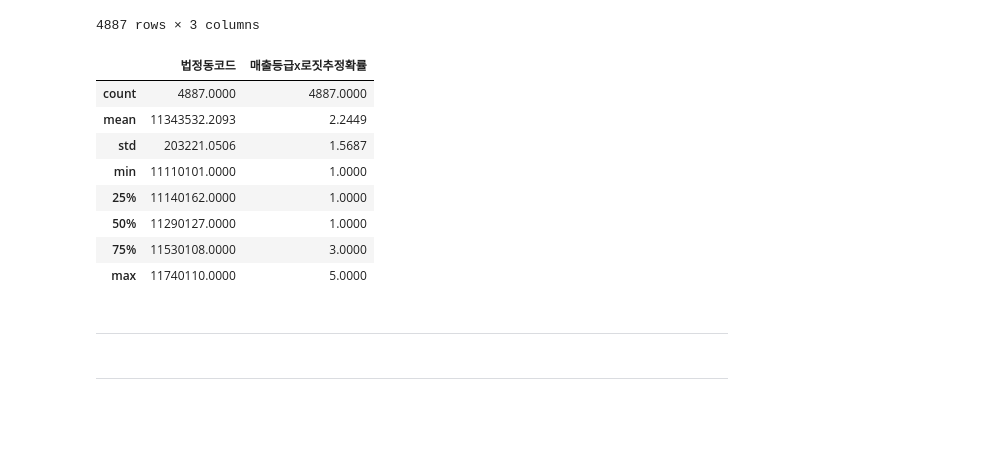
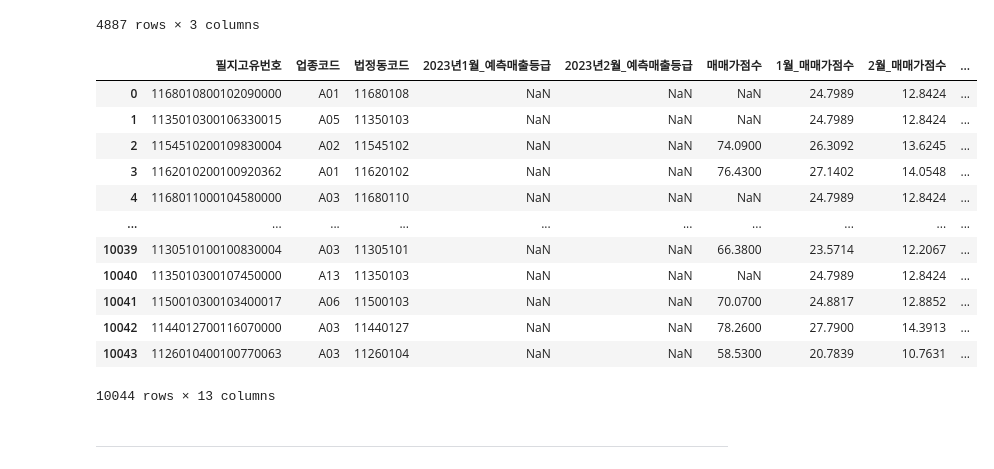
Before and after one commit to Gayeon6423/2023BigContest, a Jupyter notebook: [KCD_MARKET]_MERGE_AND_MAPPING.ipynb, the cells around one changed output. Saved outputs shown, nothing was run; the diff lists cells and outputs as text; code cells hidden in the pictures; blank space fills up the shorter version.

```diff
--- a/[KCD_MARKET]_MERGE_AND_MAPPING.ipynb
+++ b/[KCD_MARKET]_MERGE_AND_MAPPING.ipynb
@@ -999,22 +1009,24 @@ CONTEST_2022_YLABEL
 | 4885 | 11740110 | A11 | 1 |
 | 4886 | 11740110 | A13 | 2 |
 4887 rows × 3 columns
-# %%
-CONTEST_2022_YLABEL.describe()
-# %% [output]
-|  | 법정동코드 | 매출등급x로짓추정확률 |
-| count | 4887.0000 | 4887.0000 |
-| mean | 11343532.2093 | 2.2449 |
-| std | 203221.0506 | 1.5687 |
-| min | 11110101.0000 | 1.0000 |
-| 25% | 11140162.0000 | 1.0000 |
-| 50% | 11290127.0000 | 1.0000 |
-| 75% | 11530108.0000 | 3.0000 |
-| max | 11740110.0000 | 5.0000 |
 # %%
 # CONTEST_2022_YLABEL.to_csv("/content/drive/MyDrive/2023BigContest/data/CONTEST_2022_Y_LABEL.csv", index = False)
-# %% [markdown]
-___
+# %%
+CONTEST_2023_FEATURE
+# %% [output]
+|  | 필지고유번호 | 업종코드 | 법정동코드 | 2023년1월_예측매출등급 | 2023년2월_예측매출등급 | 매매가점수 | 1월_매매가점수 | 2월_매매가점수 | ... |
+| 0 | 1168010800102090000 | A01 | 11680108 | NaN | NaN | NaN | 24.7989 | 12.8424 | ... |
+| 1 | 1135010300106330015 | A05 | 11350103 | NaN | NaN | NaN | 24.7989 | 12.8424 | ... |
+| 2 | 1154510200109830004 | A02 | 11545102 | NaN | NaN | 74.0900 | 26.3092 | 13.6245 | ... |
+| 3 | 1162010200100920362 | A01 | 11620102 | NaN | NaN | 76.4300 | 27.1402 | 14.0548 | ... |
+| 4 | 1168011000104580000 | A03 | 11680110 | NaN | NaN | NaN | 24.7989 | 12.8424 | ... |
+| ... | ... | ... | ... | ... | ... | ... | ... | ... | ... |
+| 10039 | 1130510100100830004 | A03 | 11305101 | NaN | NaN | 66.3800 | 23.5714 | 12.2067 | ... |
+| 10040 | 1135010300107450000 | A13 | 11350103 | NaN | NaN | NaN | 24.7989 | 12.8424 | ... |
+| 10041 | 1150010300103400017 | A06 | 11500103 | NaN | NaN | 70.0700 | 24.8817 | 12.8852 | ... |
+| 10042 | 1144012700116070000 | A03 | 11440127 | NaN | NaN | 78.2600 | 27.7900 | 14.3913 | ... |
+| 10043 | 1126010400100770063 | A03 | 11260104 | NaN | NaN | 58.5300 | 20.7839 | 10.7631 | ... |
+10044 rows × 13 columns
 # %%
 X_202301 = CONTEST_2023_FEATURE[["1월_매매가점수", "1월_부동산거래량/금액대비_유동인구"]]
 X_202302 = CONTEST_2023_FEATURE[["2월_매매가점수", "2월_부동산거래량/금액대비_유동인구"]]
```
Also changed, not shown: parts of 7 cells of this notebook.
